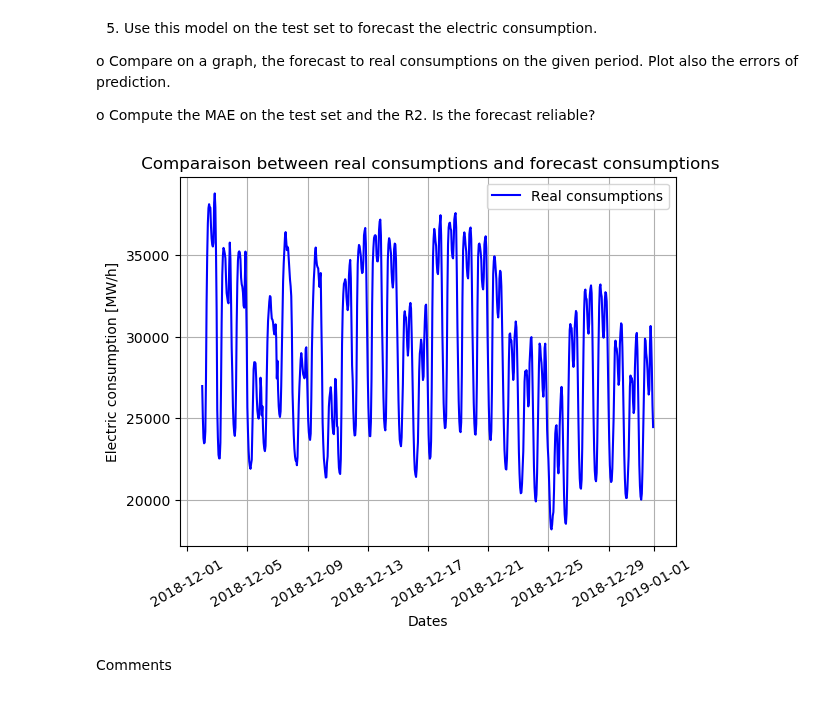
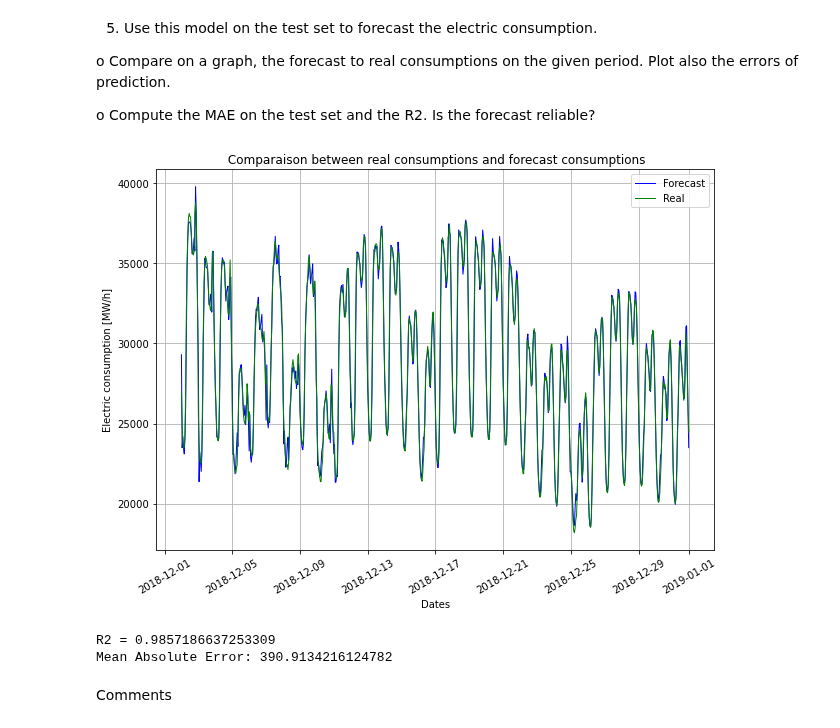
Before and after one commit to menace31/Hackathon, a Jupyter notebook: Hackathon 2-20221025/hackathon2_without_code.ipynb, the cells around one changed output. Cells and saved outputs as stored; diff of their text form; code cells hidden in the pictures.

```diff
--- a/Hackathon 2-20221025/hackathon2_without_code.ipynb
+++ b/Hackathon 2-20221025/hackathon2_without_code.ipynb
@@ -364,27 +364,37 @@ o	Compute the MAE on the test set and the R2. Is the forecast reliable?
 # %%
 #code here
 import statsmodels.api as sm
 
 #real consumptions
 minDate = datetime.fromisoformat('2018-12-02')
 maxDate = datetime.fromisoformat('2019-01-01')
 date_bis=date[(date>=minDate)&(date<maxDate)]
-load_bis=load[(date>=minDate)&(date<maxDate)]
+load_test_set=load[(date>=minDate)&(date<maxDate)]
 
 #forecast consumptions
-
+result = sm.OLS(load_test_set, test_set).fit()
+Load_prediction = result.predict(test_set)
 
 #comparaison on a graph
-plt.plot(date_bis,load_bis,'b')
-plt.legend(['Real consumptions'])
+plt.figure(figsize=(10,7))
+plt.plot(date_bis, Load_prediction, 'b',linewidth=1)
+plt.plot(date_bis,load_test_set, 'g' ,linewidth=1)
+plt.legend(['Forecast','Real'])
 plt.grid(True)
 plt.xlabel('Dates')
 plt.xticks(rotation = 30,)
 plt.ylabel('Electric consumption [MW/h]')
 plt.title(' Comparaison between real consumptions and forecast consumptions')
 plt.show()
+
+#compute MAE and the R2
+print('R2 = ' + str(result.rsquared))
+mae = abs(Load_prediction-load_test_set).mean()
+print('Mean Absolute Error: ' +str(mae))
 # %% [output]
-[figure, old version]
+[figure, new version]
+R2 = 0.9857186637253309
+Mean Absolute Error: 390.9134216124782
 # %% [markdown]
 Comments
 # %% [markdown]
```
